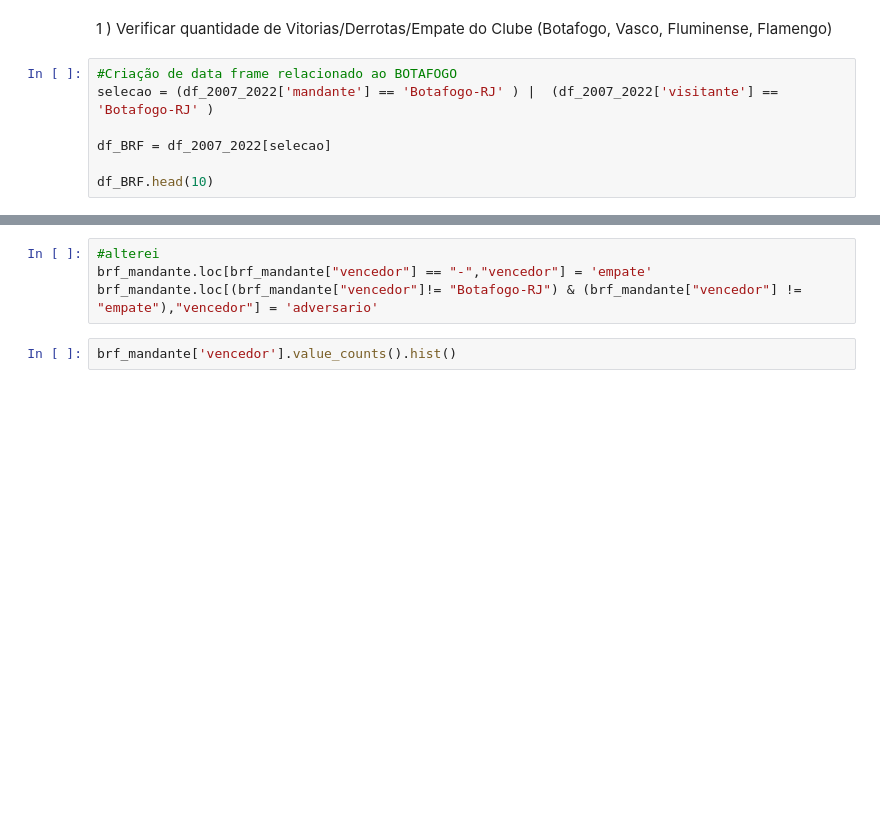
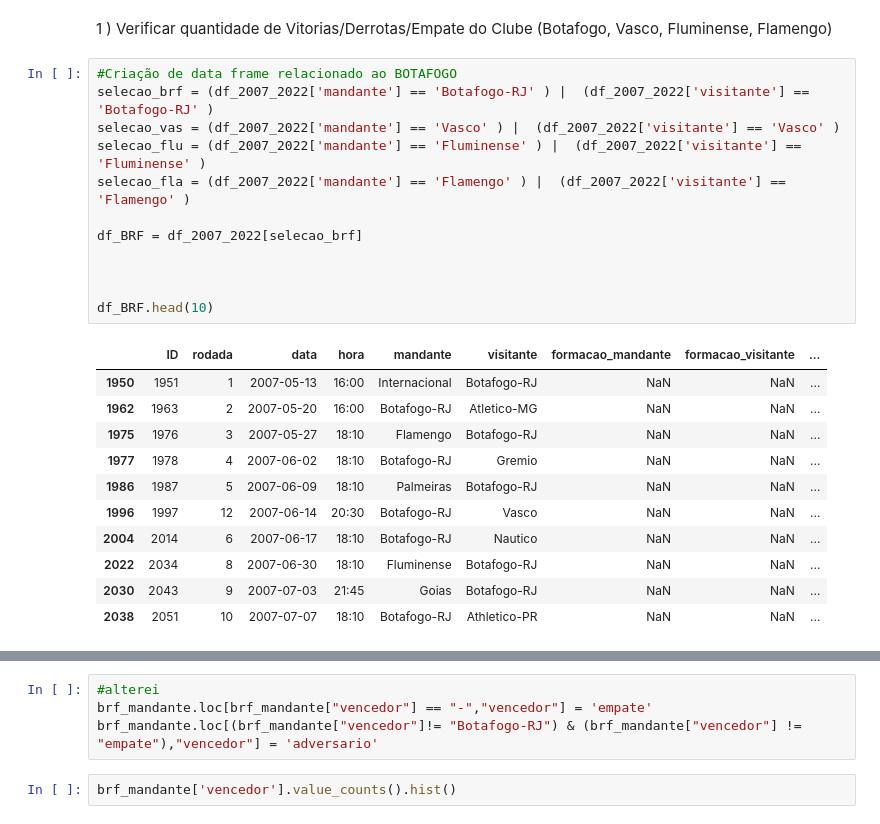
Before and after one commit to vbddinho/puc_minas_machine, a Jupyter notebook: upload_data.ipynb, the cells around one changed output, grey strips where cells are left out. Drawn from its saved outputs; the diff is of its cells as text; blank space fills up the shorter version.

```diff
--- a/upload_data.ipynb
+++ b/upload_data.ipynb
@@ -186,10 +227,27 @@ plt.barh(vitorias_sem_empate["time"],vitorias_sem_empate["vitoria"] )
 1 ) Verificar quantidade de Vitorias/Derrotas/Empate do Clube (Botafogo, Vasco, Fluminense, Flamengo)
 # %%
 #Criação de data frame relacionado ao BOTAFOGO
-selecao = (df_2007_2022['mandante'] == 'Botafogo-RJ' ) |  (df_2007_2022['visitante'] == 'Botafogo-RJ' )
+selecao_brf = (df_2007_2022['mandante'] == 'Botafogo-RJ' ) |  (df_2007_2022['visitante'] == 'Botafogo-RJ' )
+selecao_vas = (df_2007_2022['mandante'] == 'Vasco' ) |  (df_2007_2022['visitante'] == 'Vasco' )
+selecao_flu = (df_2007_2022['mandante'] == 'Fluminense' ) |  (df_2007_2022['visitante'] == 'Fluminense' )
+selecao_fla = (df_2007_2022['mandante'] == 'Flamengo' ) |  (df_2007_2022['visitante'] == 'Flamengo' )
 
-df_BRF = df_2007_2022[selecao]
+df_BRF = df_2007_2022[selecao_brf]
+
+
 
 df_BRF.head(10)
+# %% [output]
+|  | ID | rodada | data | hora | mandante | visitante | formacao_mandante | formacao_visitante | ... |
+| 1950 | 1951 | 1 | 2007-05-13 | 16:00 | Internacional | Botafogo-RJ | NaN | NaN | ... |
+| 1962 | 1963 | 2 | 2007-05-20 | 16:00 | Botafogo-RJ | Atletico-MG | NaN | NaN | ... |
+| 1975 | 1976 | 3 | 2007-05-27 | 18:10 | Flamengo | Botafogo-RJ | NaN | NaN | ... |
+| 1977 | 1978 | 4 | 2007-06-02 | 18:10 | Botafogo-RJ | Gremio | NaN | NaN | ... |
+| 1986 | 1987 | 5 | 2007-06-09 | 18:10 | Palmeiras | Botafogo-RJ | NaN | NaN | ... |
+| 1996 | 1997 | 12 | 2007-06-14 | 20:30 | Botafogo-RJ | Vasco | NaN | NaN | ... |
+| 2004 | 2014 | 6 | 2007-06-17 | 18:10 | Botafogo-RJ | Nautico | NaN | NaN | ... |
+| 2022 | 2034 | 8 | 2007-06-30 | 18:10 | Fluminense | Botafogo-RJ | NaN | NaN | ... |
+| 2030 | 2043 | 9 | 2007-07-03 | 21:45 | Goias | Botafogo-RJ | NaN | NaN | ... |
+| 2038 | 2051 | 10 | 2007-07-07 | 18:10 | Botafogo-RJ | Athletico-PR | NaN | NaN | ... |
 # %%
 df_BRF.info()
```
Also changed, not shown: parts of 8 cells of this notebook.
